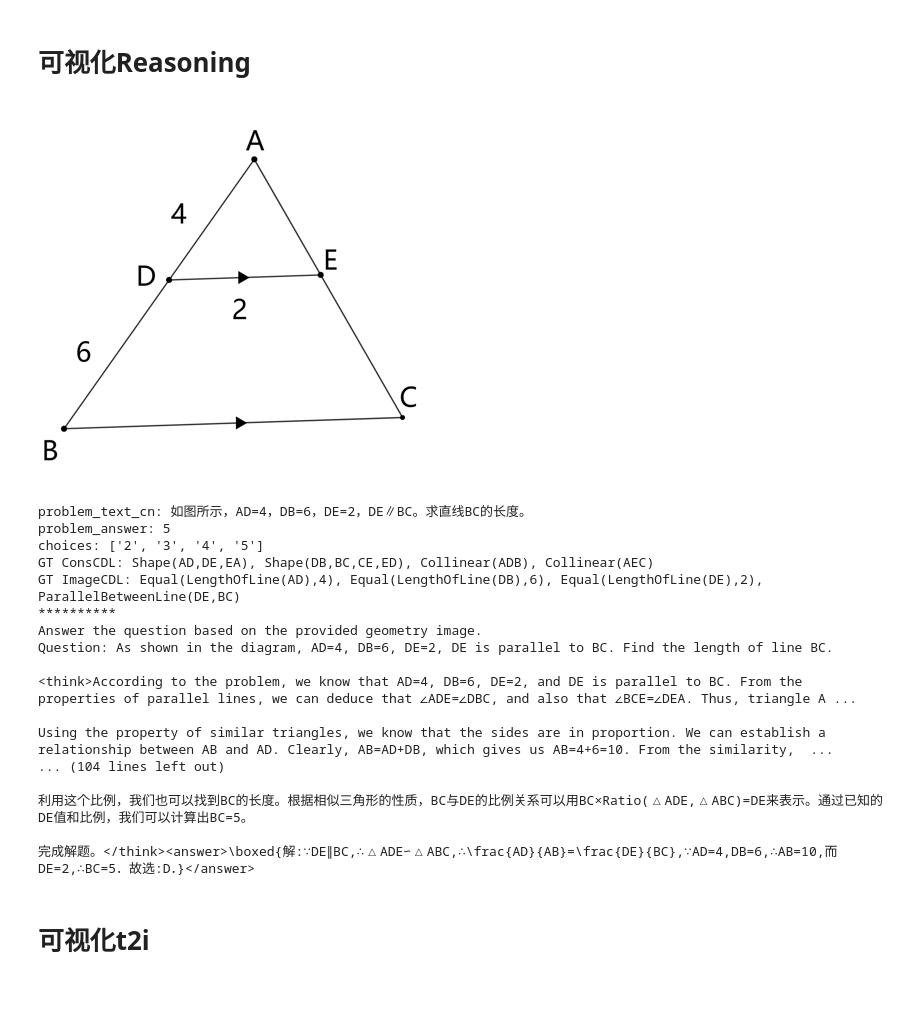
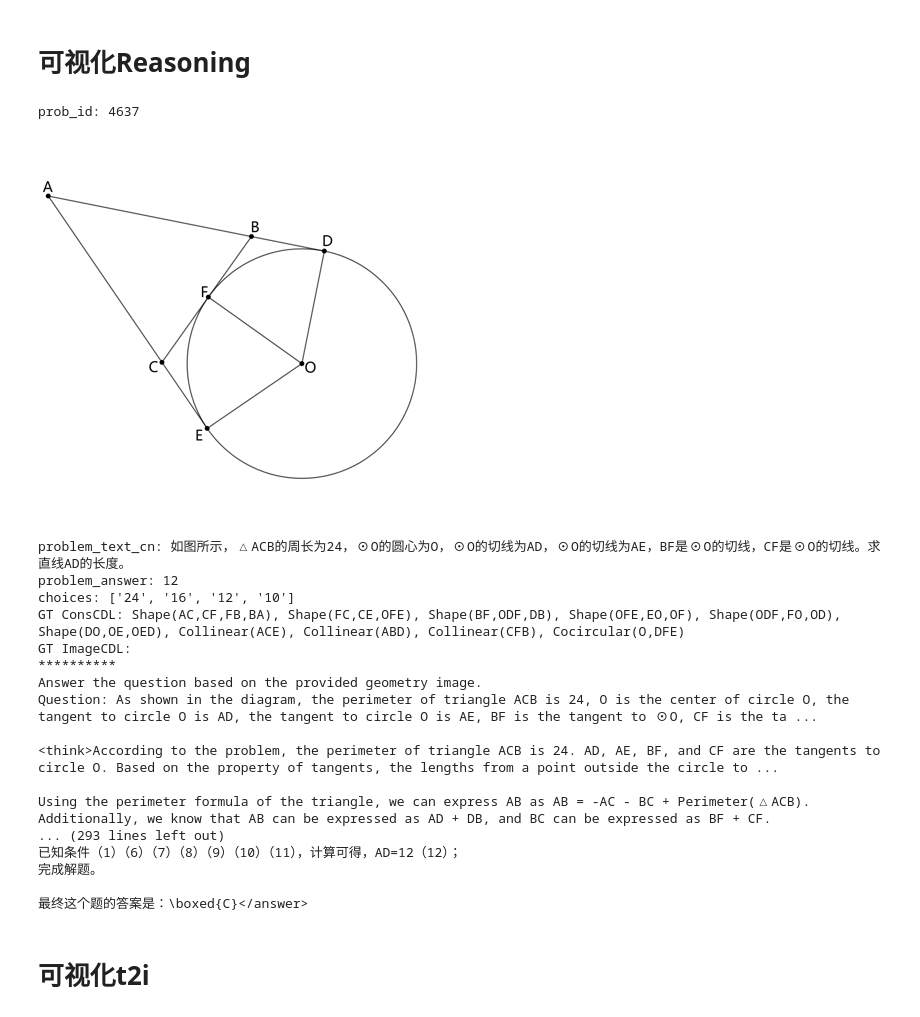
Before and after one commit to zezeze97/Geo-Show-o, a Jupyter notebook: eval/eval_vis.ipynb, the cells around one changed output. Drawn from its saved outputs; the diff is of its cells as text; code cells hidden in the pictures.

```diff
--- a/eval/eval_vis.ipynb
+++ b/eval/eval_vis.ipynb
@@ -49,32 +49,12 @@ def crop(image, buffer=20):
     # 剪裁图像
     return image.crop((min_col, min_row, max_col, max_row))
 # %%
-predition_root_path = '../outputs/model_predict/geouni-512x512-0208'
+predition_root_path = '../outputs/model_predict/geouni-512x512-0210'
 gt_ori_root_path = '../data/formalgeo7k/formalgeo7k_v2/problems_withAns'
 image_root_path = '../data/formalgeo7k/formalgeo7k_v2'
 # %% [markdown]
 # 读取Formalization和Reasoning数据
 # %%
-formalization_cn = []
-with open(os.path.join(predition_root_path, 'formalization_cn.jsonl'), 'r') as f:
-    for line in f:
-        formalization_cn.append(json.loads(line))
-
-formalization_en = []
-with open(os.path.join(predition_root_path, 'formalization_en.jsonl'), 'r') as f:
-    for line in f:
-        formalization_en.append(json.loads(line))
-
-formalization_cali_cn = []
-with open(os.path.join(predition_root_path, 'formalization_cali_cn.jsonl'), 'r') as f:
-    for line in f:
-        formalization_cali_cn.append(json.loads(line))
-
-formalization_cali_en = []
-with open(os.path.join(predition_root_path, 'formalization_cali_en.jsonl'), 'r') as f:
-    for line in f:
-        formalization_cali_en.append(json.loads(line))
-
 test_reasoning_en = []
 with open(os.path.join(predition_root_path, 'test_reasoning_en.jsonl'), 'r') as f:
     for line in f:
@@ -204,7 +142,16 @@ imgCDL: Equal(LengthOfLine(AD),2), Equal(LengthOfLine(DB),3), Equal(LengthOfLine
 # %% [markdown]
 # 可视化Reasoning
 # %%
-display(image.resize((384, 384)))
+idx = random.sample(range(len(test_reasoning_en)), 1)[0]
+assert test_reasoning_en[idx]['question_id'] == test_reasoning_cn[idx]['question_id'] == test_reasoning_choice_en[idx]['question_id'] == test_reasoning_choice_cn[idx]['question_id']
+prob_id = test_reasoning_en[idx]['question_id']
+image = Image.open(os.path.join(image_root_path, f'diagrams/{prob_id}.png')).convert('RGB')
+image = expand2square(crop(image), (255, 255, 255))
+
+with open(os.path.join(gt_ori_root_path, f"{prob_id}.json"), 'r') as f:
+    ori_info = json.load(f)
+gt_consCDL = ', '.join(ori_info['construction_cdl'])
+gt_imgCDL = ', '.join(ori_info['image_cdl'])
 problem_text_en = ori_info['problem_text_en']
 problem_text_cn = ori_info['problem_text_cn']
 problem_answer = ori_info['problem_answer']
@@ -213,53 +160,56 @@ ori_qa = ori_info['origin_qa']
 ori_q = ori_qa['Question']
 ori_a = ori_qa['Solution']
 Choices = ori_qa['Choices']
+print(f'prob_id: {prob_id}')
+display(image.resize((384, 384)))
 print(f'problem_text_cn: {problem_text_cn}')
 print(f'problem_answer: {problem_answer}')
 print(f'choices: {Choices}')
 print(f'GT ConsCDL: {gt_consCDL}\nGT ImageCDL: {gt_imgCDL}')
 print("*" * 10)
 print(test_reasoning_en[idx]['prompt'] + '\n')
 print(test_reasoning_en[idx]['response'] + '\n')
 print("*" * 10)
 print(test_reasoning_cn[idx]['prompt'] + '\n')
 print(test_reasoning_cn[idx]['response'] + '\n')
 print("*" * 10)
 print(test_reasoning_choice_en[idx]['prompt'] + '\n')
 print(test_reasoning_choice_en[idx]['response'] + '\n')
 print("*" * 10)
 print(test_reasoning_choice_cn[idx]['prompt'] + '\n')
 print(test_reasoning_choice_cn[idx]['response'] + '\n')
 print("*" * 10)
 print(test_reasoning_en_pre_formalization[idx]['prompt'] + '\n')
 print(test_reasoning_en_pre_formalization[idx]['response'] + '\n')
 print("*" * 10)
 print(test_reasoning_cn_pre_formalization[idx]['prompt'] + '\n')
 print(test_reasoning_cn_pre_formalization[idx]['response'] + '\n')
 print("*" * 10)
 print(test_reasoning_choice_en_pre_formalization[idx]['prompt'] + '\n')
 print(test_reasoning_choice_en_pre_formalization[idx]['response'] + '\n')
 print("*" * 10)
 print(test_reasoning_choice_cn_pre_formalization[idx]['prompt'] + '\n')
 print(test_reasoning_choice_cn_pre_formalization[idx]['response'] + '\n')
 # %% [output]
+prob_id: 4637
-[figure, old version]
+[figure, new version]
-problem_text_cn: 如图所示，AD=4，DB=6，DE=2，DE∥BC。求直线BC的长度。
-problem_answer: 5
-choices: ['2', '3', '4', '5']
-GT ConsCDL: Shape(AD,DE,EA), Shape(DB,BC,CE,ED), Collinear(ADB), Collinear(AEC)
-GT ImageCDL: Equal(LengthOfLine(AD),4), Equal(LengthOfLine(DB),6), Equal(LengthOfLine(DE),2), ParallelBetweenLine(DE,BC)
-**********
-Answer the question based on the provided geometry image.
-Question: As shown in the diagram, AD=4, DB=6, DE=2, DE is parallel to BC. Find the length of line BC.
-
-<think>According to the problem, we know that AD=4, DB=6, DE=2, and DE is parallel to BC. From the properties of parallel lines, we can deduce that ∠ADE=∠DBC, and also that ∠BCE=∠DEA. Thus, triangle A ...
-
-Using the property of similar triangles, we know that the sides are in proportion. We can establish a relationship between AB and AD. Clearly, AB=AD+DB, which gives us AB=4+6=10. From the similarity,  ...
-... (104 lines left out)
-
-利用这个比例，我们也可以找到BC的长度。根据相似三角形的性质，BC与DE的比例关系可以用BC×Ratio(△ADE,△ABC)=DE来表示。通过已知的DE值和比例，我们可以计算出BC=5。
-
-完成解题。</think><answer>\boxed{解:∵DE∥BC,∴△ADE∽△ABC,∴\frac{AD}{AB}=\frac{DE}{BC},∵AD=4,DB=6,∴AB=10,而DE=2,∴BC=5．故选:D．}</answer>
+problem_text_cn: 如图所示，△ACB的周长为24，⊙O的圆心为O，⊙O的切线为AD，⊙O的切线为AE，BF是⊙O的切线，CF是⊙O的切线。求直线AD的长度。
+problem_answer: 12
+choices: ['24', '16', '12', '10']
+GT ConsCDL: Shape(AC,CF,FB,BA), Shape(FC,CE,OFE), Shape(BF,ODF,DB), Shape(OFE,EO,OF), Shape(ODF,FO,OD), Shape(DO,OE,OED), Collinear(ACE), Collinear(ABD), Collinear(CFB), Cocircular(O,DFE)
+GT ImageCDL:
+**********
+Answer the question based on the provided geometry image.
+Question: As shown in the diagram, the perimeter of triangle ACB is 24, O is the center of circle O, the tangent to circle O is AD, the tangent to circle O is AE, BF is the tangent to ⊙O, CF is the ta ...
+
+<think>According to the problem, the perimeter of triangle ACB is 24. AD, AE, BF, and CF are the tangents to circle O. Based on the property of tangents, the lengths from a point outside the circle to ...
+
+Using the perimeter formula of the triangle, we can express AB as AB = -AC - BC + Perimeter(△ACB). Additionally, we know that AB can be expressed as AD + DB, and BC can be expressed as BF + CF.
+... (293 lines left out)
+已知条件（1）（6）（7）（8）（9）（10）（11），计算可得，AD=12（12）；
+完成解题。
+
+最终这个题的答案是：\boxed{C}</answer>
 # %% [markdown]
 # 可视化t2i
 # %%
```
Also changed, not shown: parts of 4 cells of this notebook, 9 other files.
